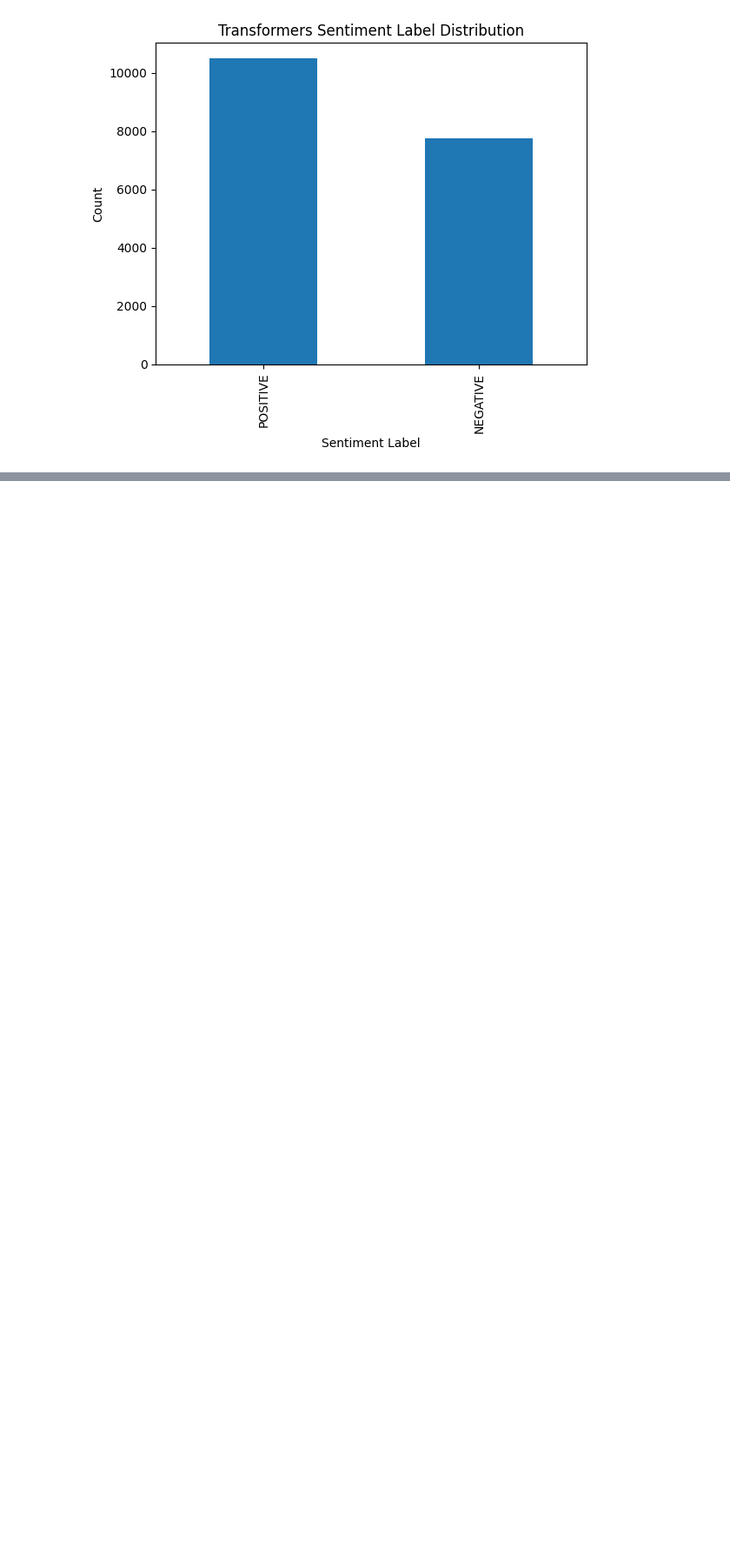
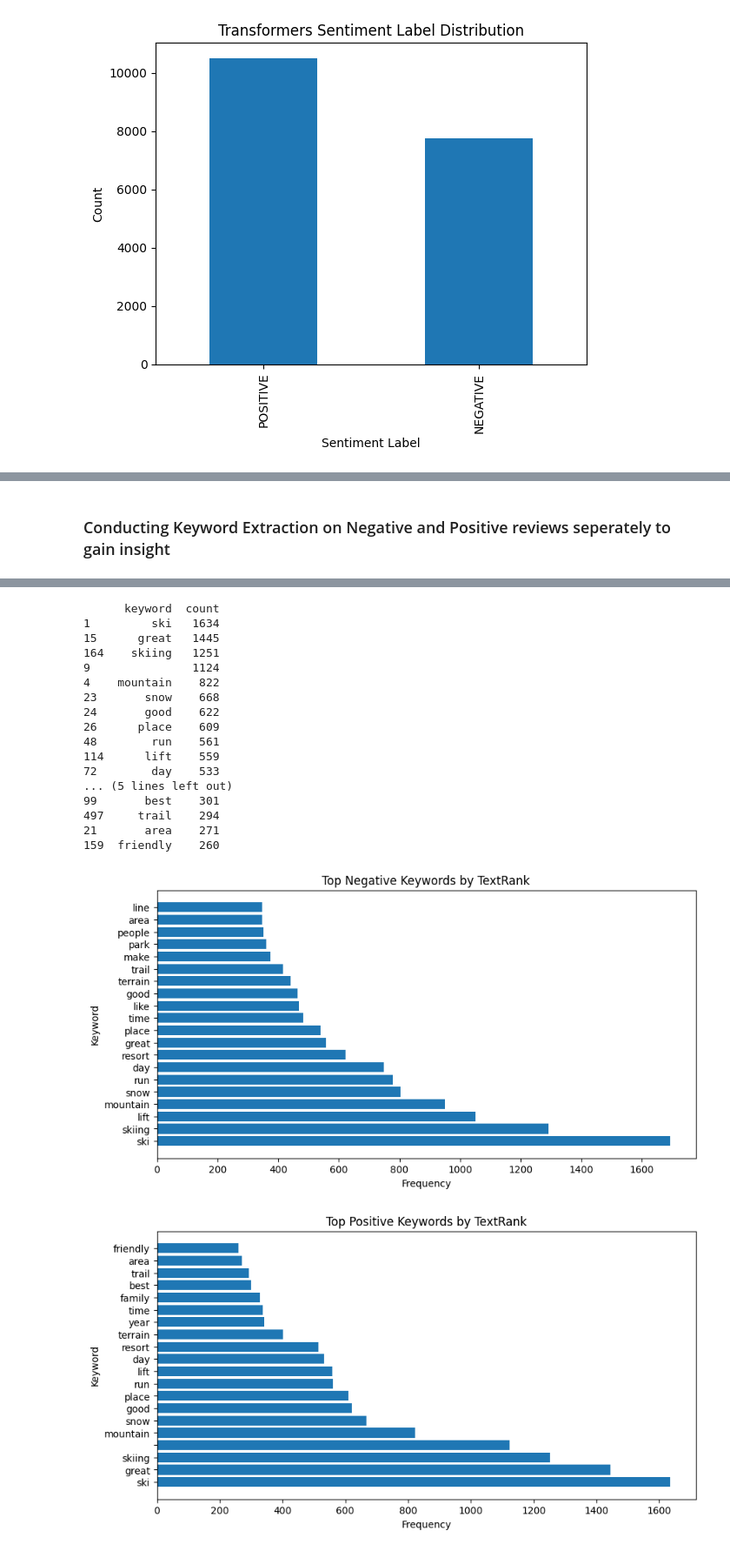
Before and after one commit to mattjohnescu/Personal-Work, a Jupyter notebook: Ski Areas Reviews NLP Project.ipynb, the cells around one changed output, grey strips where cells are left out. Shown: that part at 87% size. Drawn from its saved outputs; the diff is of its cells as text; code cells hidden in the pictures; blank space fills up the shorter version.

```diff
--- a/Ski Areas Reviews NLP Project.ipynb
+++ b/Ski Areas Reviews NLP Project.ipynb
@@ -305,0 +323,61 @@ The word 'food' occurs 2549 times in the 'final_text' column.
+# %% [markdown]
+### Conducting Keyword Extraction on Negative and Positive reviews seperately to gain insight
+# %%
+# Filter the DataFrame to only include rows where 'transformers_sentiment' is 'NEGATIVE'
+negative_reviews = ski_cleaned[ski_cleaned['transformers_sentiment'] == 'NEGATIVE']
+
+# Apply TextRank to each negative review
+negative_reviews['keywords'] = negative_reviews['final_text'].apply(lambda x: keywords.keywords(x).split('\n'))
+
+# Flatten the list of keywords
+all_keywords_neg = [keyword for sublist in negative_reviews['keywords'] for keyword in sublist]
+
+# Get the frequency distribution of keywords
+keyword_freq_neg = Counter(all_keywords_neg)
+
+# Convert to DataFrame
+keywords_df_neg = pd.DataFrame(keyword_freq_neg.items(), columns=['keyword', 'count'])
+
+# Sort the DataFrame by count in descending order
+keywords_df_neg = keywords_df_neg.sort_values(by='count', ascending=False)
+
+# Display the top keywords
+print(keywords_df_neg.head(20))
+
+
+# Filter the DataFrame to only include rows where 'transformers_sentiment' is 'POSITIVE'
+positive_reviews = ski_cleaned[ski_cleaned['transformers_sentiment'] == 'POSITIVE']
+
+# Apply TextRank to each negative review
+positive_reviews['keywords'] = positive_reviews['final_text'].apply(lambda x: keywords.keywords(x).split('\n'))
+
+# Flatten the list of keywords
+all_keywords_pos = [keyword for sublist in positive_reviews['keywords'] for keyword in sublist]
+
+# Get the frequency distribution of keywords
+keyword_freq_pos = Counter(all_keywords_pos)
+
+# Convert to DataFrame
+keywords_df_pos = pd.DataFrame(keyword_freq_pos.items(), columns=['keyword', 'count'])
+
+# Sort the DataFrame by count in descending order
+keywords_df_pos = keywords_df_pos.sort_values(by='count', ascending=False)
+
+# Display the top keywords
+print(keywords_df_pos.head(20))
+
+# Visualization
+plt.figure(figsize=(10, 5))
+plt.barh(keywords_df_neg['keyword'][:20], keywords_df_neg['count'][:20])
+plt.xlabel('Frequency')
+plt.ylabel('Keyword')
+plt.title('Top Negative Keywords by TextRank')
+plt.show()
+
+plt.figure(figsize=(10, 5))
+plt.barh(keywords_df_pos['keyword'][:20], keywords_df_pos['count'][:20])
+plt.xlabel('Frequency')
+plt.ylabel('Keyword')
+plt.title('Top Positive Keywords by TextRank')
+plt.show()
+# %% [output]
@@ -305,0 +411,19 @@ The word 'food' occurs 2549 times in the 'final_text' column.
+      keyword  count
+1         ski   1634
+15      great   1445
+164    skiing   1251
+9               1124
+4    mountain    822
+23       snow    668
+24       good    622
+26      place    609
+48        run    561
+114      lift    559
+72        day    533
+... (5 lines left out)
+99       best    301
+497     trail    294
+21       area    271
+159  friendly    260
+[figure, added]
+[figure, added]
```
Also changed, not shown: parts of 5 cells of this notebook.
